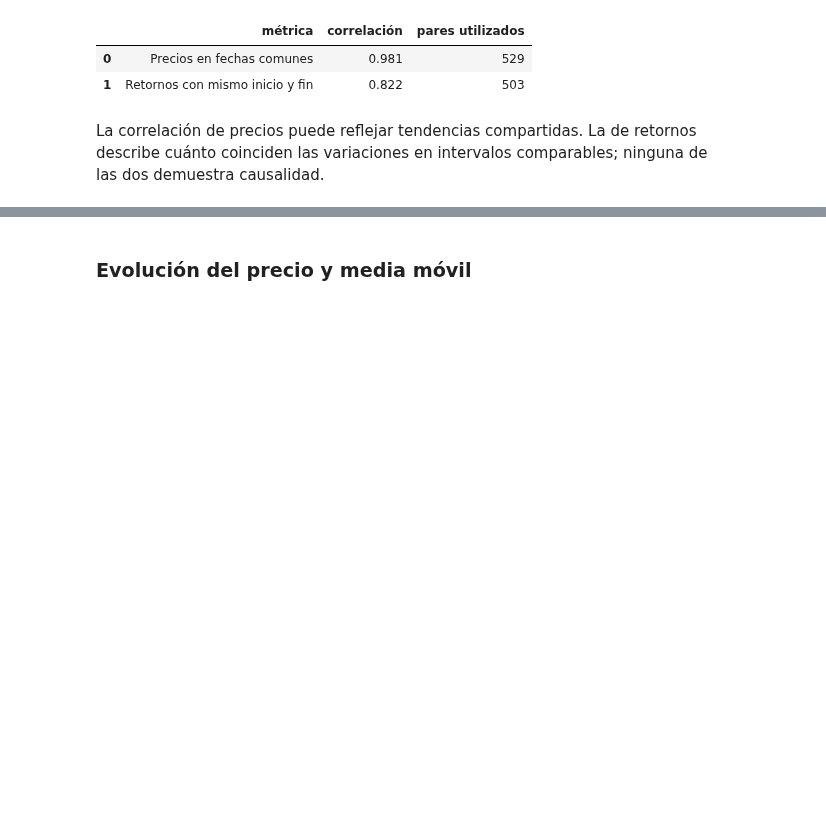
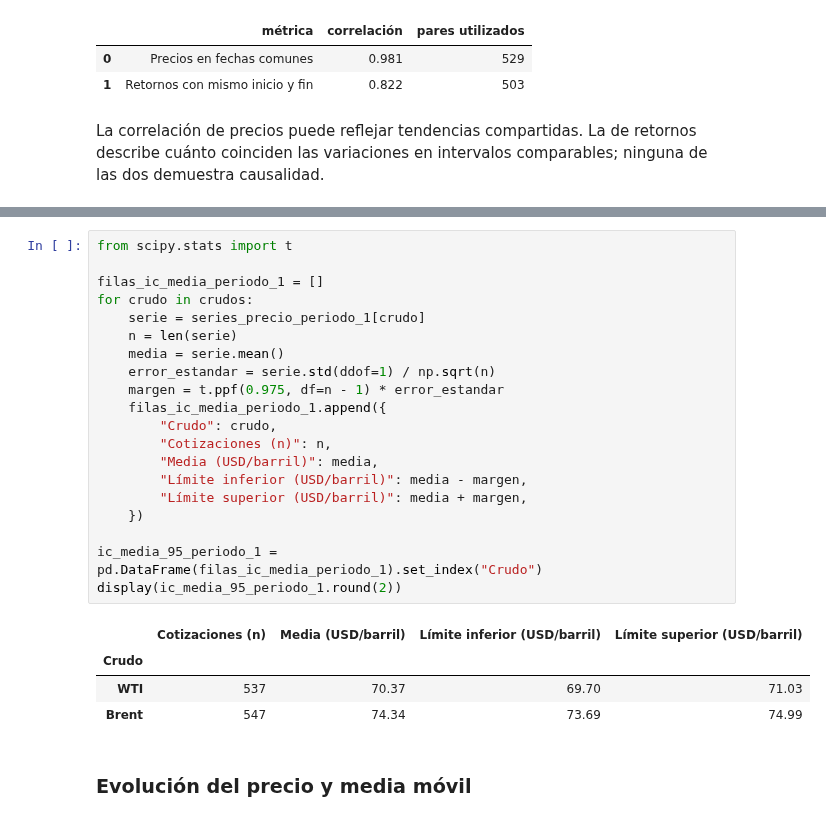
Before and after one commit to Ragnar88/TecYMetAvCsD, a Jupyter notebook: notebooks/periodo_1_wti_brent.ipynb, the cells around one changed output, grey strips where cells are left out. Saved outputs shown, nothing was run; the diff lists cells and outputs as text; blank space fills up the shorter version.

```diff
--- a/notebooks/periodo_1_wti_brent.ipynb
+++ b/notebooks/periodo_1_wti_brent.ipynb
@@ -576,3 +586,28 @@ La correlación de precios puede reflejar tendencias compartidas. La de retornos
+# %%
+from scipy.stats import t
+
+filas_ic_media_periodo_1 = []
+for crudo in crudos:
+    serie = series_precio_periodo_1[crudo]
+    n = len(serie)
+    media = serie.mean()
+    error_estandar = serie.std(ddof=1) / np.sqrt(n)
+    margen = t.ppf(0.975, df=n - 1) * error_estandar
+    filas_ic_media_periodo_1.append({
+        "Crudo": crudo,
+        "Cotizaciones (n)": n,
+        "Media (USD/barril)": media,
+        "Límite inferior (USD/barril)": media - margen,
+        "Límite superior (USD/barril)": media + margen,
+    })
+
+ic_media_95_periodo_1 = pd.DataFrame(filas_ic_media_periodo_1).set_index("Crudo")
+display(ic_media_95_periodo_1.round(2))
+# %% [output]
+|  | Cotizaciones (n) | Media (USD/barril) | Límite inferior (USD/barril) | Límite superior (USD/barril) |
+| Crudo |  |  |  |  |
+| WTI | 537 | 70.37 | 69.70 | 71.03 |
+| Brent | 547 | 74.34 | 73.69 | 74.99 |
 # %% [markdown]
 ### Evolución del precio y media móvil
 # %%
```
Also changed, not shown: parts of 3 cells of this notebook, 3 other files.
